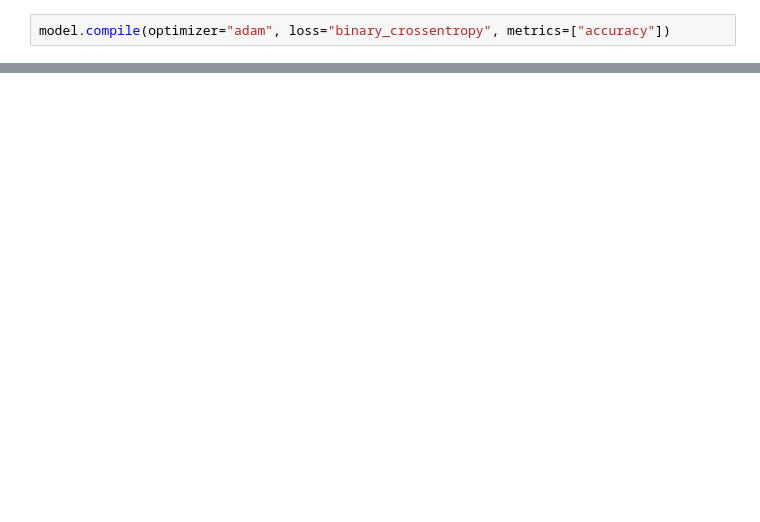
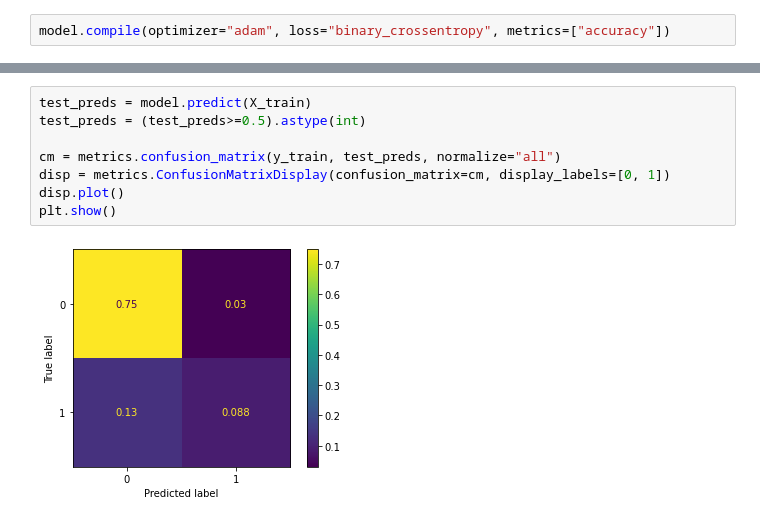
Before and after one commit to parmarsuraj99/MLPR, a Jupyter notebook: project_1/EDA.ipynb, the cells around one changed output, grey strips where cells are left out. Cells and saved outputs as stored; diff of their text form; blank space fills up the shorter version.

Commit message:
- cleaner data - confusion matrix - onehot encoded pay features

```diff
--- a/project_1/EDA.ipynb
+++ b/project_1/EDA.ipynb
@@ -256,0 +354,10 @@ plt.show()
+# %%
+test_preds = model.predict(X_train)
+test_preds = (test_preds>=0.5).astype(int)
+
+cm = metrics.confusion_matrix(y_train, test_preds, normalize="all")
+disp = metrics.ConfusionMatrixDisplay(confusion_matrix=cm, display_labels=[0, 1])
+disp.plot()
+plt.show()
+# %% [output]
+[figure, added]
```
Also changed, not shown: parts of 25 cells of this notebook.
